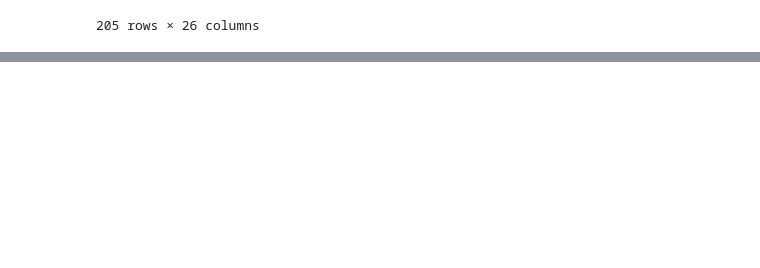
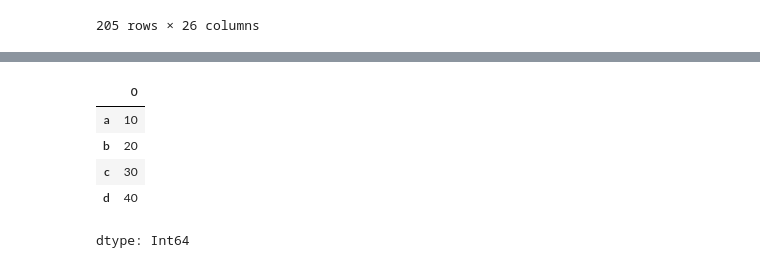
Before and after one commit to fateme-alk/learning, a Jupyter notebook: IBM_data_analysis/module1/IBM_data_analysis.ipynb, the cells around one changed output, grey strips where cells are left out. Saved outputs shown, nothing was run; the diff lists cells and outputs as text; code cells hidden in the pictures; blank space fills up the shorter version.

```diff
--- a/IBM_data_analysis/module1/IBM_data_analysis.ipynb
+++ b/IBM_data_analysis/module1/IBM_data_analysis.ipynb
@@ -497,0 +562,14 @@ df
+# %%
+se4 = pd.Series(
+    pd.array([10, 20, 30, 40]),
+    index=['a', 'b', 'c', 'd']
+)
+# %%
+se4
+# %% [output]
+|  | 0 |
+| a | 10 |
+| b | 20 |
+| c | 30 |
+| d | 40 |
+dtype: Int64
```
Also changed, not shown: parts of 15 cells of this notebook.
